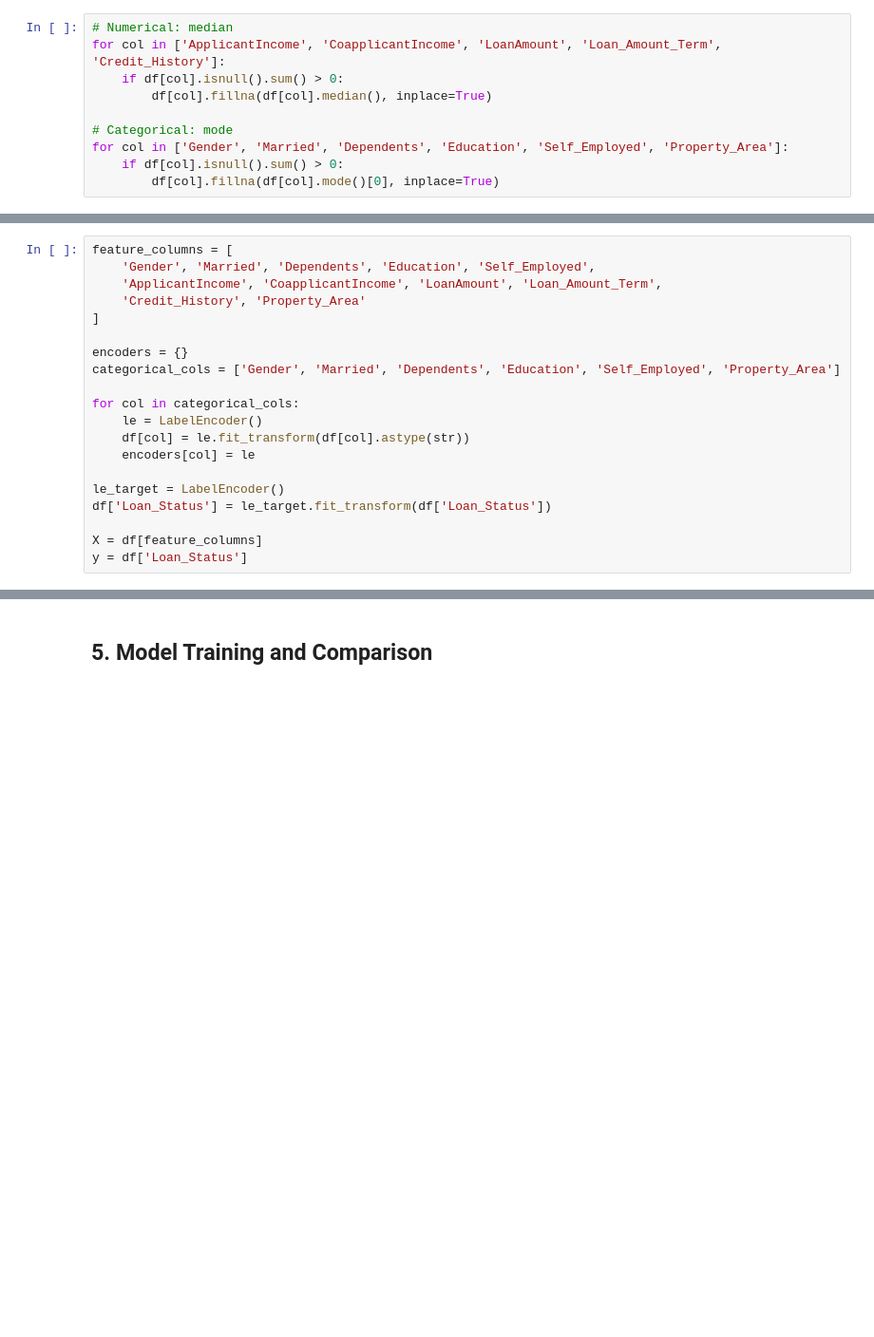
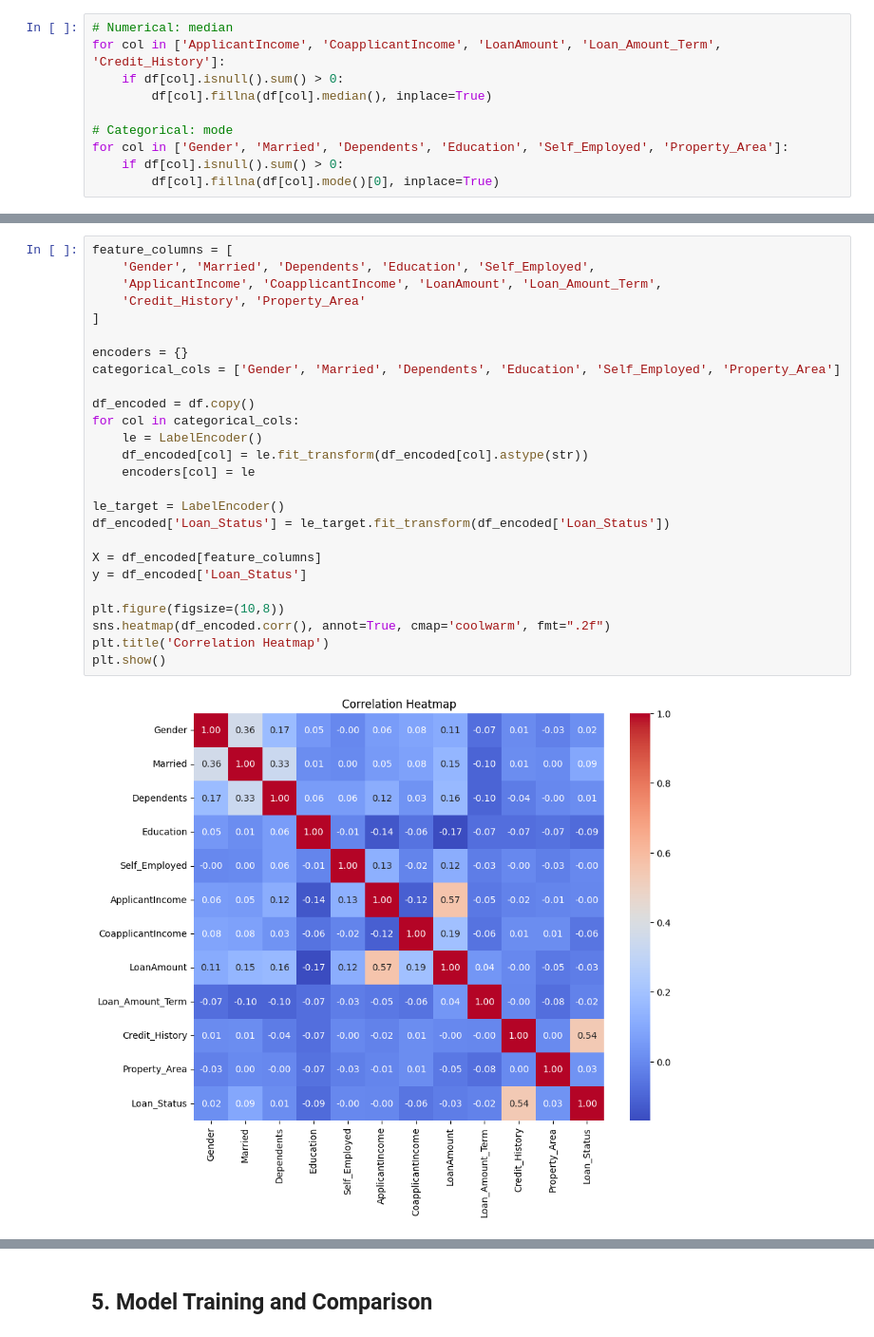
Before and after one commit to swarnarajugovindalapudi/Smart-Lender-Loan-Approval-Prediction, a Jupyter notebook: notebooks/01_EDA_and_Modeling.ipynb, the cells around one changed output, grey strips where cells are left out. Shown at 95% size. Cells and saved outputs as stored; diff of their text form; blank space fills up the shorter version.

```diff
--- a/notebooks/01_EDA_and_Modeling.ipynb
+++ b/notebooks/01_EDA_and_Modeling.ipynb
@@ -52,20 +95,28 @@ Maintaining single source of truth for feature order.
 # %%
 feature_columns = [
     'Gender', 'Married', 'Dependents', 'Education', 'Self_Employed',
     'ApplicantIncome', 'CoapplicantIncome', 'LoanAmount', 'Loan_Amount_Term',
     'Credit_History', 'Property_Area'
 ]
 
 encoders = {}
 categorical_cols = ['Gender', 'Married', 'Dependents', 'Education', 'Self_Employed', 'Property_Area']
 
+df_encoded = df.copy()
 for col in categorical_cols:
     le = LabelEncoder()
-    df[col] = le.fit_transform(df[col].astype(str))
+    df_encoded[col] = le.fit_transform(df_encoded[col].astype(str))
     encoders[col] = le
 
 le_target = LabelEncoder()
-df['Loan_Status'] = le_target.fit_transform(df['Loan_Status'])
+df_encoded['Loan_Status'] = le_target.fit_transform(df_encoded['Loan_Status'])
 
-X = df[feature_columns]
-y = df['Loan_Status']
+X = df_encoded[feature_columns]
+y = df_encoded['Loan_Status']
+
+plt.figure(figsize=(10,8))
+sns.heatmap(df_encoded.corr(), annot=True, cmap='coolwarm', fmt=".2f")
+plt.title('Correlation Heatmap')
+plt.show()
+# %% [output]
+[figure, added]
```
Also changed, not shown: parts of 23 cells of this notebook, 6 other files.
